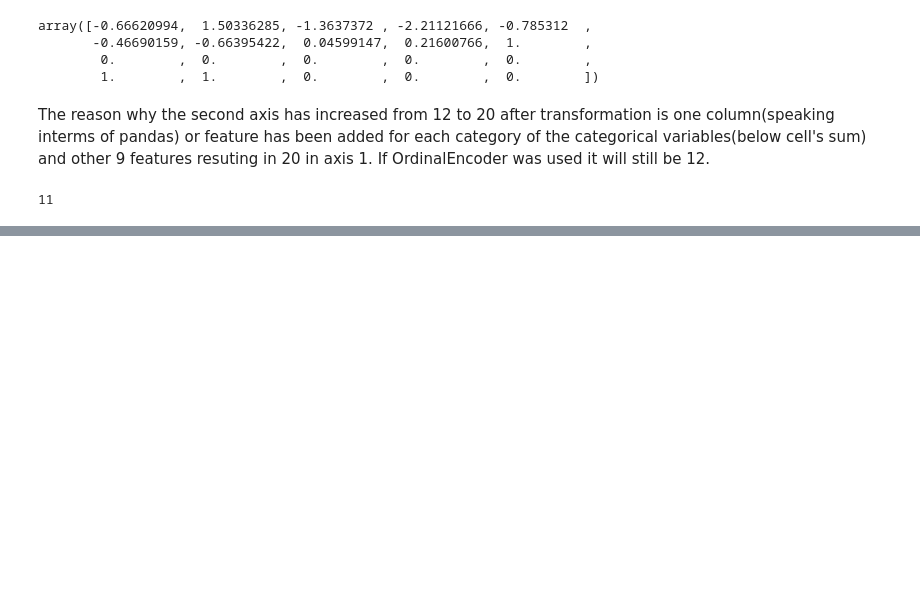
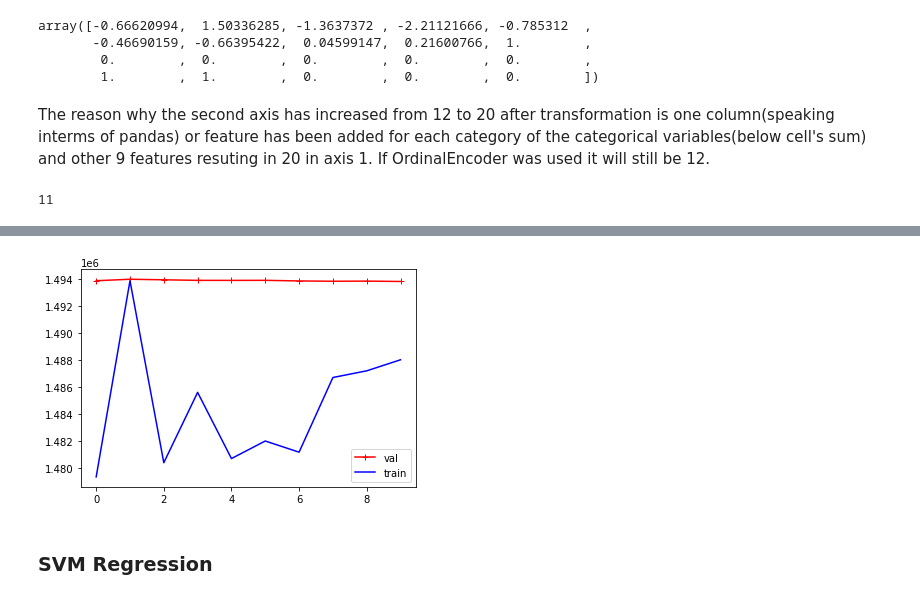
Before and after one commit to JpChii/ML-Projects, a Jupyter notebook: rossmann-stores-sales-prediction.ipynb, the cells around one changed output, grey strips where cells are left out. Saved outputs shown, nothing was run; the diff lists cells and outputs as text; code cells hidden in the pictures; blank space fills up the shorter version.

```diff
--- a/rossmann-stores-sales-prediction.ipynb
+++ b/rossmann-stores-sales-prediction.ipynb
@@ -1013,0 +1109,9 @@ len(np.unique(store_df.StoreType)) + len(np.unique(store_df.Assortment)) + len(n
+# %%
+from sklearn.linear_model import Ridge
+rid_reg = Ridge(alpha=0.7)
+# %%
+val_score, train_scores = plot_learning_curvers(model=rid_reg, X=rossman_prepared, y=y_train, train_step=0.1)
+# %% [output]
+[figure, added]
+# %% [markdown]
+### SVM Regression
```
Also changed, not shown: parts of 26 cells of this notebook.
